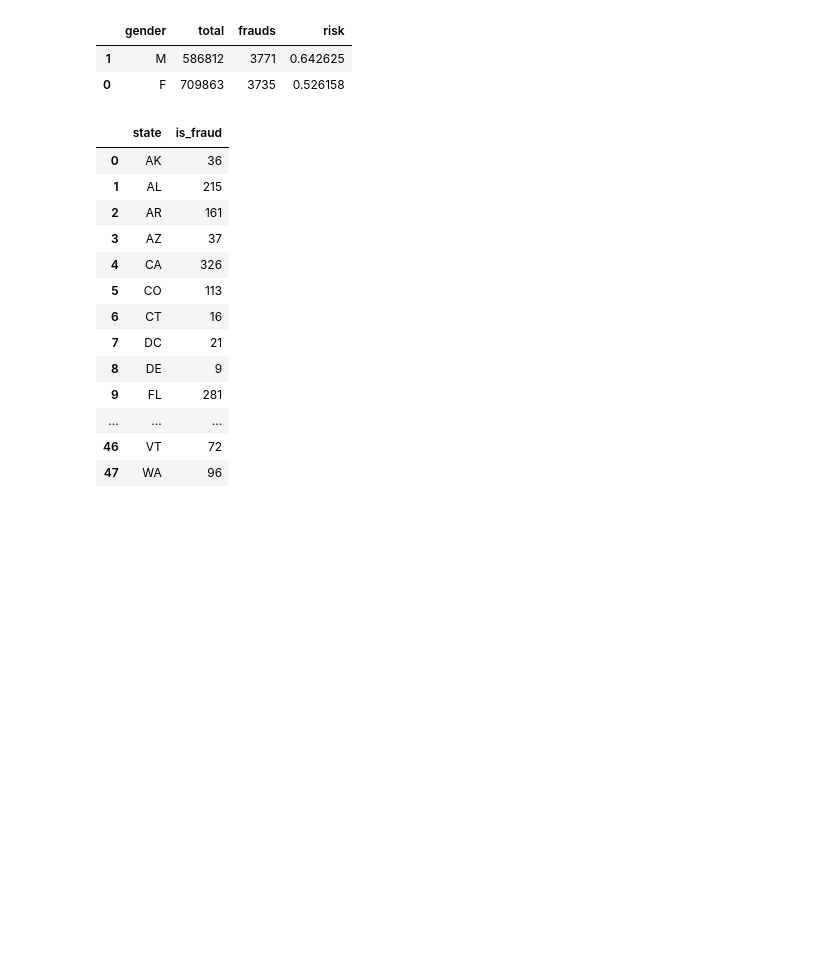
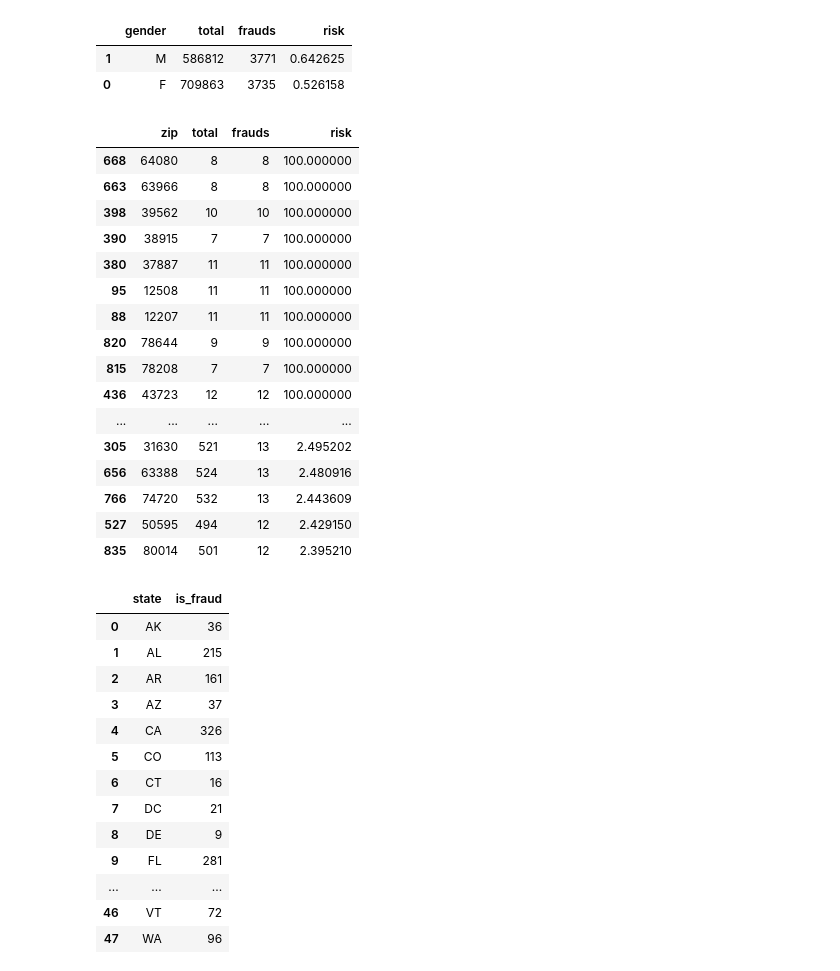
Before and after one commit to SabaGuledani/Credit-Card-Transactions-Fraud-Detection, a Jupyter notebook: notebooks/core_business_metrics.ipynb, the cells around one changed output. Drawn from its saved outputs; the diff is of its cells as text; code cells hidden in the pictures; blank space fills up the shorter version.

```diff
--- a/notebooks/core_business_metrics.ipynb
+++ b/notebooks/core_business_metrics.ipynb
@@ -150,6 +151,26 @@ get_fraud_risk_rate(df, by="gender")
 |  | gender | total | frauds | risk |
 | 1 | M | 586812 | 3771 | 0.642625 |
 | 0 | F | 709863 | 3735 | 0.526158 |
+# %%
+get_fraud_risk_rate(df, by="zip")[50:100]
+# %% [output]
+|  | zip | total | frauds | risk |
+| 668 | 64080 | 8 | 8 | 100.000000 |
+| 663 | 63966 | 8 | 8 | 100.000000 |
+| 398 | 39562 | 10 | 10 | 100.000000 |
+| 390 | 38915 | 7 | 7 | 100.000000 |
+| 380 | 37887 | 11 | 11 | 100.000000 |
+| 95 | 12508 | 11 | 11 | 100.000000 |
+| 88 | 12207 | 11 | 11 | 100.000000 |
+| 820 | 78644 | 9 | 9 | 100.000000 |
+| 815 | 78208 | 7 | 7 | 100.000000 |
+| 436 | 43723 | 12 | 12 | 100.000000 |
+| ... | ... | ... | ... | ... |
+| 305 | 31630 | 521 | 13 | 2.495202 |
+| 656 | 63388 | 524 | 13 | 2.480916 |
+| 766 | 74720 | 532 | 13 | 2.443609 |
+| 527 | 50595 | 494 | 12 | 2.429150 |
+| 835 | 80014 | 501 | 12 | 2.395210 |
 # %%
 df[df["is_fraud"] == 1].groupby(["state"]).count()[['is_fraud']].sort_values(by="state").reset_index()
 # %% [output]
```
Also changed, not shown: parts of 3 cells of this notebook, 1 other file.
